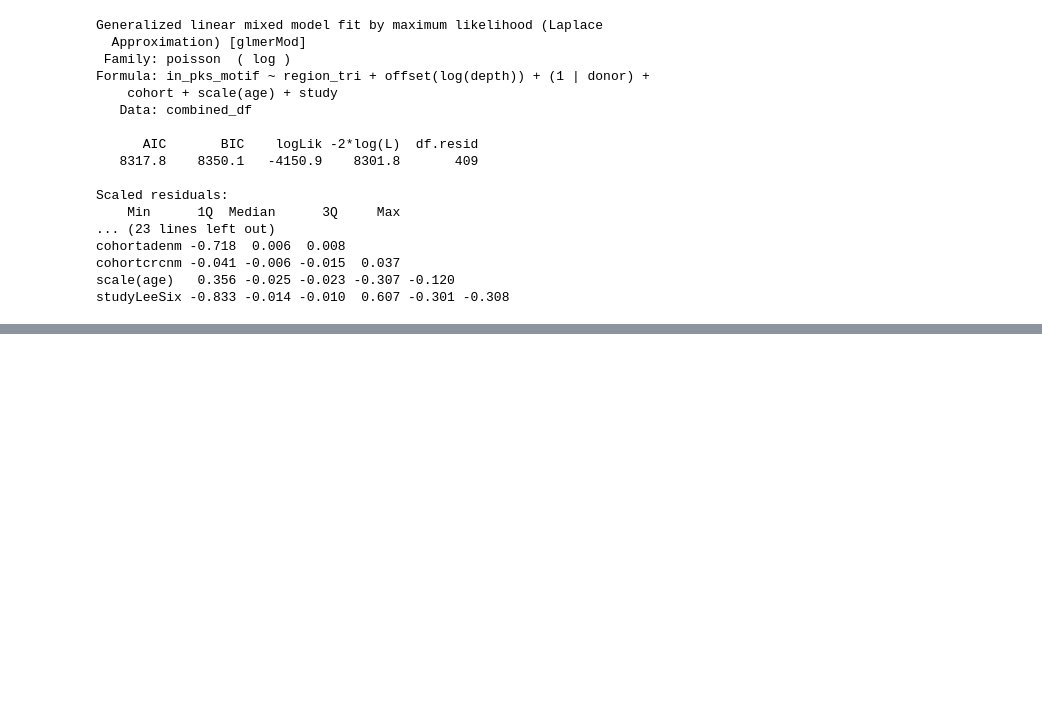
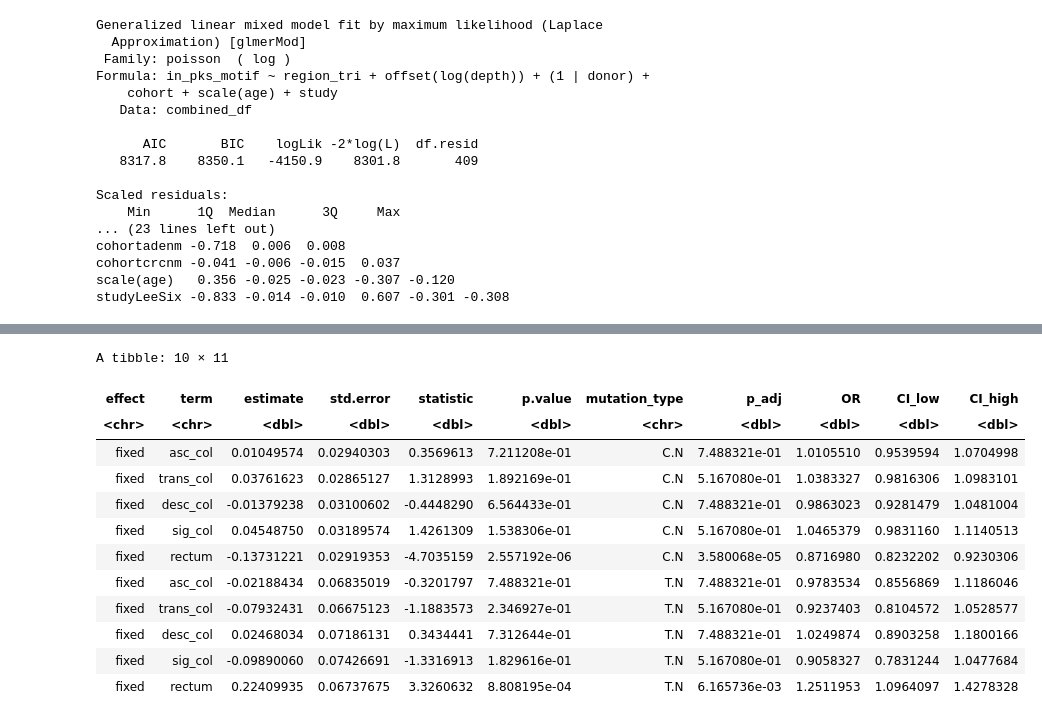
Before and after one commit to laurelhiatt/SEMIColon, a Jupyter notebook: scripts/figures/Figure2.ipynb, the cells around one changed output, grey strips where cells are left out. Cells and saved outputs as stored; diff of their text form; code cells hidden in the pictures; blank space fills up the shorter version.

```diff
--- a/scripts/figures/Figure2.ipynb
+++ b/scripts/figures/Figure2.ipynb
@@ -999,0 +998,6 @@ studyLeeSix -0.833 -0.014 -0.010  0.607 -0.301 -0.308
+# %%
+Hiatt_collapse <- Hiatt %>%
+  mutate(
+    C.N = C.T + C.G + C.A,
+    T.N = T.A + T.G + T.C
+  )
@@ -999,0 +1017,20 @@ studyLeeSix -0.833 -0.014 -0.010  0.607 -0.301 -0.308
+# %%
+models_region <- Hiatt_collapse_long %>%
+  group_split(mutation_type) %>%
+  map_df(function(df) {
+
+    mut <- unique(df$mutation_type)
+
+    fit <- glmer.nb(count ~ region + offset(log(unique_SNVs)) + (1 | donor) + cohort + scale(age),
+      data = df
+    )
+    tidy(fit, effects = "fixed") %>%
+      filter(term != "(Intercept)") %>%
+      mutate(mutation_type = mut)
+  })
+
+models_region <- models_region %>%
+  mutate(
+    p_adj = p.adjust(p.value, method = "BH")
+  )
+models_region
@@ -999,0 +1092,17 @@ studyLeeSix -0.833 -0.014 -0.010  0.607 -0.301 -0.308
+# %%
+models_region_plot <- subset(models_region_plot, !grepl("scale|cohort",term))
+models_region_plot
+# %% [output]
+A tibble: 10 × 11
+| effect | term | estimate | std.error | statistic | p.value | mutation_type | p_adj | OR | CI_low | CI_high |
+| <chr> | <chr> | <dbl> | <dbl> | <dbl> | <dbl> | <chr> | <dbl> | <dbl> | <dbl> | <dbl> |
+| fixed | asc_col | 0.01049574 | 0.02940303 | 0.3569613 | 7.211208e-01 | C.N | 7.488321e-01 | 1.0105510 | 0.9539594 | 1.0704998 |
+| fixed | trans_col | 0.03761623 | 0.02865127 | 1.3128993 | 1.892169e-01 | C.N | 5.167080e-01 | 1.0383327 | 0.9816306 | 1.0983101 |
+| fixed | desc_col | -0.01379238 | 0.03100602 | -0.4448290 | 6.564433e-01 | C.N | 7.488321e-01 | 0.9863023 | 0.9281479 | 1.0481004 |
+| fixed | sig_col | 0.04548750 | 0.03189574 | 1.4261309 | 1.538306e-01 | C.N | 5.167080e-01 | 1.0465379 | 0.9831160 | 1.1140513 |
+| fixed | rectum | -0.13731221 | 0.02919353 | -4.7035159 | 2.557192e-06 | C.N | 3.580068e-05 | 0.8716980 | 0.8232202 | 0.9230306 |
+| fixed | asc_col | -0.02188434 | 0.06835019 | -0.3201797 | 7.488321e-01 | T.N | 7.488321e-01 | 0.9783534 | 0.8556869 | 1.1186046 |
+| fixed | trans_col | -0.07932431 | 0.06675123 | -1.1883573 | 2.346927e-01 | T.N | 5.167080e-01 | 0.9237403 | 0.8104572 | 1.0528577 |
+| fixed | desc_col | 0.02468034 | 0.07186131 | 0.3434441 | 7.312644e-01 | T.N | 7.488321e-01 | 1.0249874 | 0.8903258 | 1.1800166 |
+| fixed | sig_col | -0.09890060 | 0.07426691 | -1.3316913 | 1.829616e-01 | T.N | 5.167080e-01 | 0.9058327 | 0.7831244 | 1.0477684 |
+| fixed | rectum | 0.22409935 | 0.06737675 | 3.3260632 | 8.808195e-04 | T.N | 6.165736e-03 | 1.2511953 | 1.0964097 | 1.4278328 |
```
Also changed, not shown: parts of 12 cells of this notebook.
